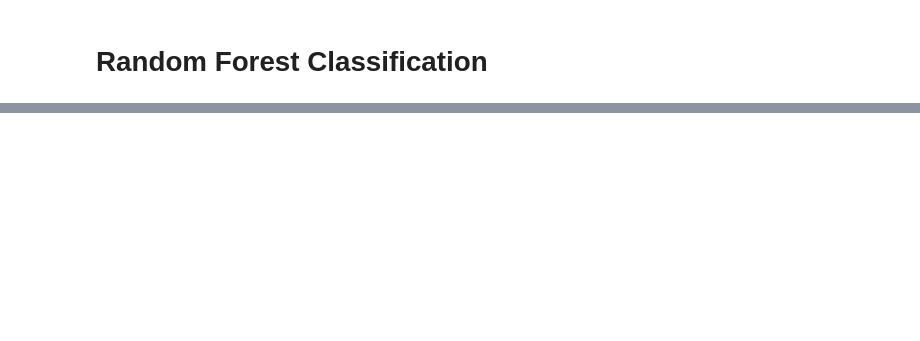
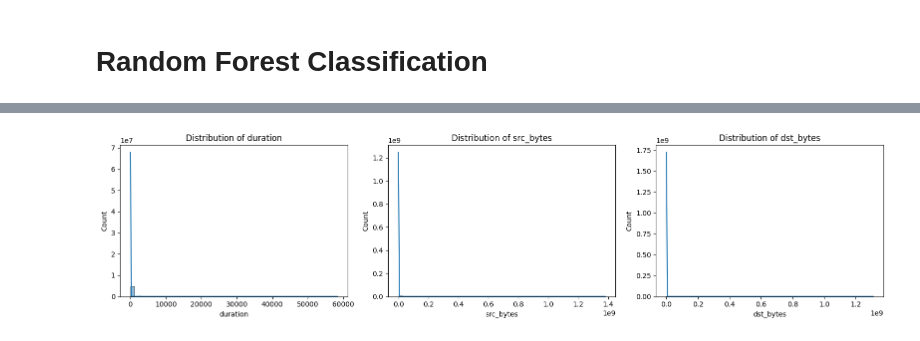
Before and after one commit to hieuttblackpink/mse-dam501-programming-coursera, a Jupyter notebook: Final_Project/Code/Classification_and_Prediction/Random_Forest_Classification.ipynb, the cells around one changed output, grey strips where cells are left out. Cells and saved outputs as stored; diff of their text form; code cells hidden in the pictures; blank space fills up the shorter version.

```diff
--- a/Final_Project/Code/Classification_and_Prediction/Random_Forest_Classification.ipynb
+++ b/Final_Project/Code/Classification_and_Prediction/Random_Forest_Classification.ipynb
@@ -7,0 +14,20 @@ import sklearn.model_selection as train_test_split
+# %%
+# Load the dataset
+# df = pd.read_csv('../../Data/kddcup.data_10_percent.csv', header = 0)
+df = pd.read_csv('../../Data/kddcup.csv', header = 0)
+
+# Analyze the dataset: Rate between normal and attack
+df['attack_type'] = df[df.columns[-1]].apply(lambda x: 'normal' if x == 'normal' else 'attack')
+
+attack_count = df[df.columns[-1]].value_counts()
+attack_percentage = attack_count / len(df) * 100
+
+plt.figure(figsize = (6, 4))
+sns.countplot(x = df.columns[-1], data = df, palette = 'Set2')
+plt.title('Attack Type Distribution')
+plt.xlabel('Attack Type')
+plt.ylabel('Count')
+plt.show()
+
+print(f"Attach distribution:\n {attack_count} \n")
+print(f"Attach percentage:\n {attack_percentage.round(2)} \n")
@@ -7,0 +50,12 @@ import sklearn.model_selection as train_test_split
+# %%
+# Distribution of main features
+features_to_plot = ['duration', 'src_bytes', 'dst_bytes']
+plt.figure(figsize = (16, 4))
+for i, feature in enumerate(features_to_plot):
+    plt.subplot(1, 3, i + 1)
+    sns.histplot(df[feature], bins = 50, kde = True)
+    plt.title(f'Distribution of {feature}')
+plt.tight_layout()
+plt.show()
+# %% [output]
+[figure, added]
```
Also changed, not shown: parts of 11 cells of this notebook, 1 other file.
